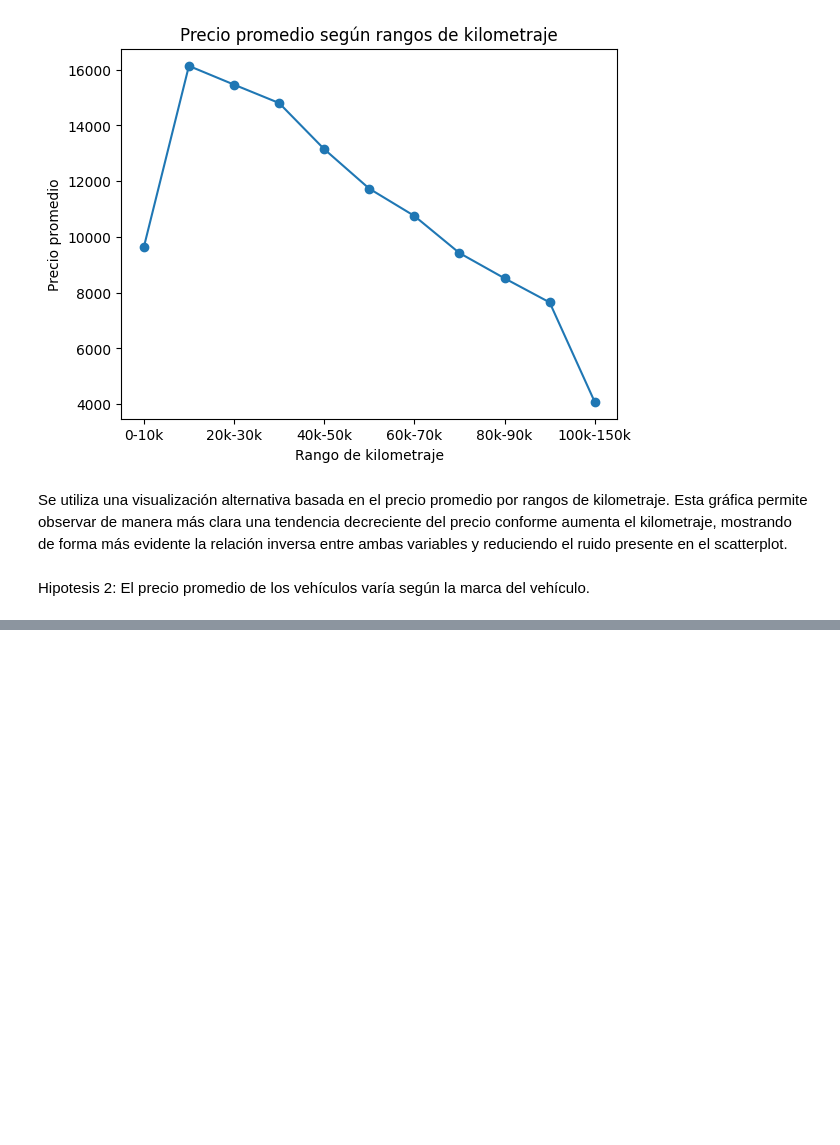
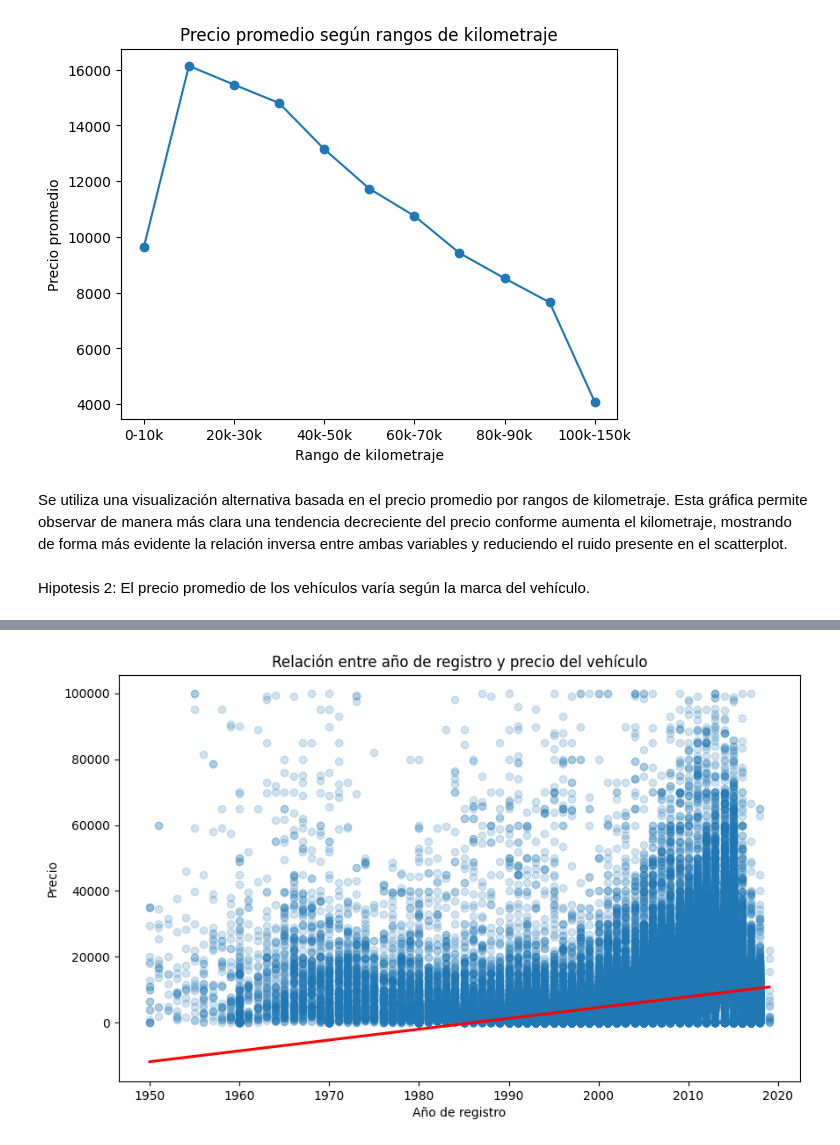
Before and after one commit to tsarien/data-science-1, a Jupyter notebook: ProyectoDSParteI+Alba.ipynb, the cells around one changed output, grey strips where cells are left out. Drawn from its saved outputs; the diff is of its cells as text; code cells hidden in the pictures; blank space fills up the shorter version.

Commit message:
Primera entrega

```diff
--- a/ProyectoDSParteI+Alba.ipynb
+++ b/ProyectoDSParteI+Alba.ipynb
@@ -250,0 +322,18 @@ Hipotesis 2: El precio promedio de los vehículos varía según la marca del veh
+# %%
+plt.figure(figsize=(10, 6))
+
+sns.regplot(
+    x='yearOfRegistration',
+    y='price',
+    data=df_clean,
+    scatter_kws={'alpha': 0.2},
+    line_kws={'color': 'red'}
+)
+
+plt.title('Relación entre año de registro y precio del vehículo')
+plt.xlabel('Año de registro')
+plt.ylabel('Precio')
+
+plt.show()
+# %% [output]
+[figure, added]
```
Also changed, not shown: parts of 14 cells of this notebook.
